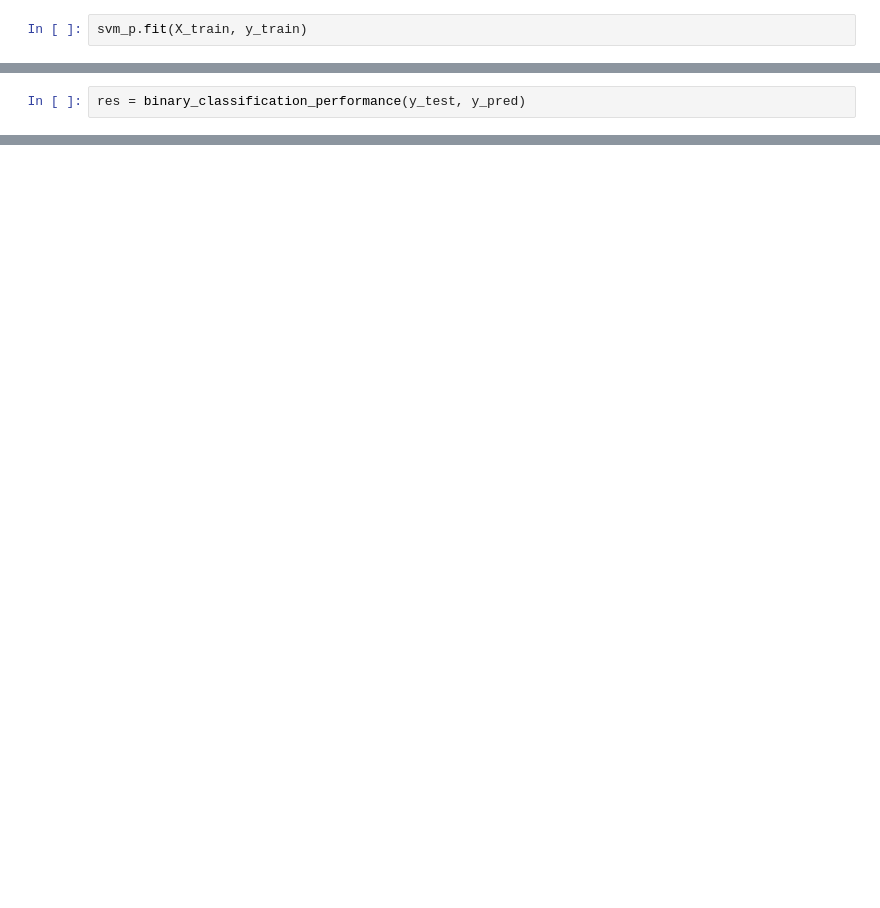
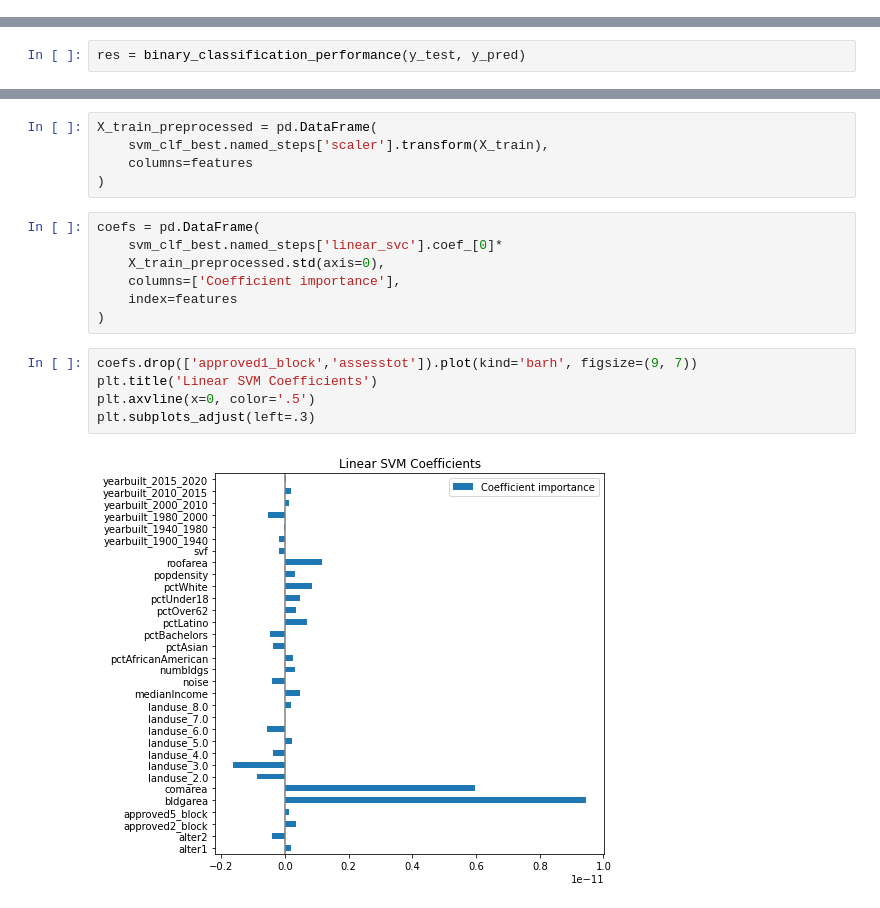
Before and after one commit to CUSP2021ADS/project-green-permits, a Jupyter notebook: svm.ipynb, the cells around one changed output, grey strips where cells are left out. Drawn from its saved outputs; the diff is of its cells as text; blank space fills up the shorter version.

```diff
--- a/svm.ipynb
+++ b/svm.ipynb
@@ -124,2 +94,0 @@ svm_p = Pipeline([
-# %%
-svm_p.fit(X_train, y_train)
@@ -171,0 +148,19 @@ res
+# %%
+X_train_preprocessed = pd.DataFrame(
+    svm_clf_best.named_steps['scaler'].transform(X_train),
+    columns=features
+)
+# %%
+coefs = pd.DataFrame(
+    svm_clf_best.named_steps['linear_svc'].coef_[0]*
+    X_train_preprocessed.std(axis=0),
+    columns=['Coefficient importance'],
+    index=features
+)
+# %%
+coefs.drop(['approved1_block','assesstot']).plot(kind='barh', figsize=(9, 7))
+plt.title('Linear SVM Coefficients')
+plt.axvline(x=0, color='.5')
+plt.subplots_adjust(left=.3)
+# %% [output]
+[figure, added]
```
Also changed, not shown: parts of 26 cells of this notebook.
